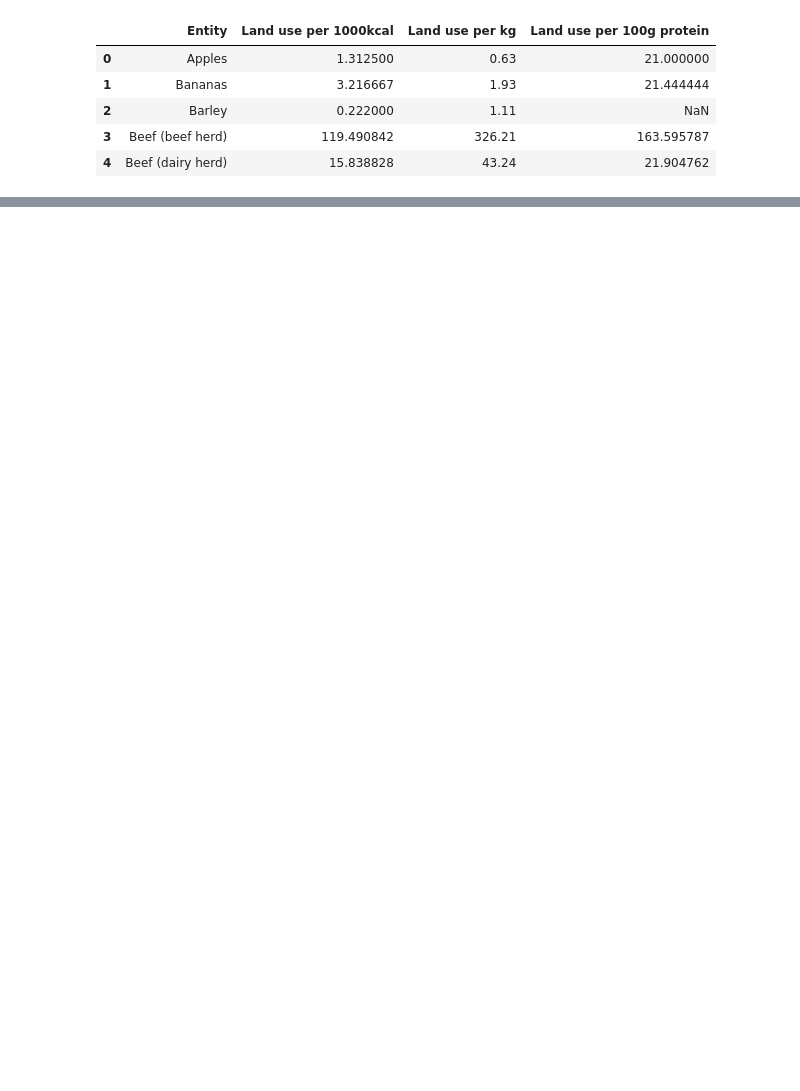
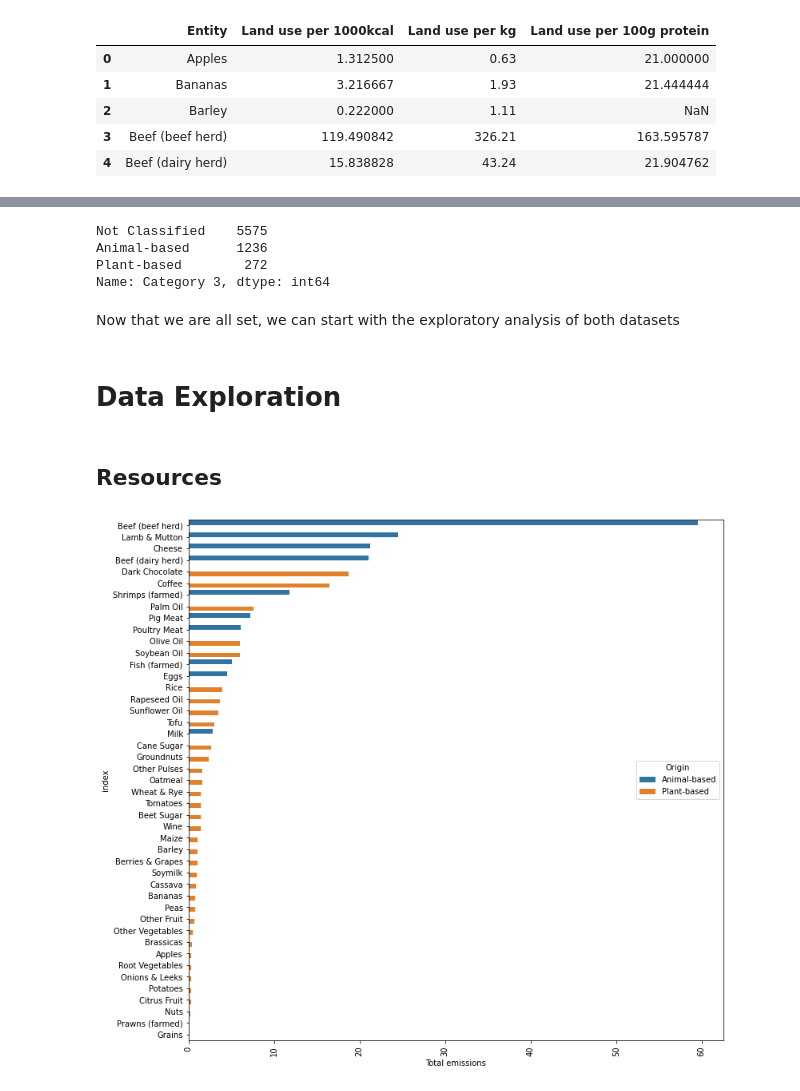
Before and after one commit to Jasc94/Projects, a Jupyter notebook: 0_Nutrition/src/main_environment.ipynb, the cells around one changed output, grey strips where cells are left out. Drawn from its saved outputs; the diff is of its cells as text; code cells hidden in the pictures; blank space fills up the shorter version.

```diff
--- a/0_Nutrition/src/main_environment.ipynb
+++ b/0_Nutrition/src/main_environment.ipynb
@@ -153,0 +204,7 @@ water_use.head()
+# %%
+# Let's rename the merged rows
+resources = resources.rename({'Tofu_': "Tofu",
+                              'Wheat & Rye_': "Wheat & Rye",
+                              'Maize_': "Maize",
+                              'Barley_': "Barley"})
+resources.index
@@ -153,0 +256,20 @@ water_use.head()
+# %%
+# Separate food products into two categories: plant-based and animal-based
+plant_based = ['Oatmeal', 'Rice', 'Potatoes', 'Cassava', 'Cane Sugar', 'Beet Sugar',
+       'Other Pulses', 'Peas', 'Nuts', 'Groundnuts', 'Soymilk', 'Soybean Oil',
+       'Palm Oil', 'Sunflower Oil', 'Rapeseed Oil', 'Olive Oil', 'Tomatoes',
+       'Onions & Leeks', 'Root Vegetables', 'Brassicas', 'Other Vegetables',
+       'Citrus Fruit', 'Bananas', 'Apples', 'Berries & Grapes', 'Wine',
+       'Other Fruit', 'Coffee', 'Dark Chocolate', 'Tofu', 'Wheat & Rye', 'Maize', 'Barley']
+
+animal_based = ['Beef (beef herd)', 'Beef (dairy herd)', 'Lamb & Mutton', 'Pig Meat',
+       'Poultry Meat', 'Milk', 'Cheese', 'Eggs', 'Fish (farmed)',
+       'Shrimps (farmed)']
+
+# Create a new column: origin
+resources["Origin"] = None
+
+# Replace the Nones in the new "Origin" column for the corresponding values, depending on the procedence
+resources.loc[plant_based, "Origin"] = "Plant-based"
+resources.loc[animal_based, "Origin"] = "Animal-based"
+resources["Origin"].value_counts()
@@ -153,0 +424,24 @@ water_use.head()
+# %%
+# Let's see if the change actually took place
+nutrition_df["Category 3"].value_counts()
+# %% [output]
+Not Classified    5575
+Animal-based      1236
+Plant-based        272
+Name: Category 3, dtype: int64
+# %% [markdown]
+Now that we are all set, we can start with the exploratory analysis of both datasets
+# %% [markdown]
+# Data Exploration
+# %% [markdown]
+## Resources
+# %%
+to_plot = resources.loc[:, ["Total emissions", "Origin"]].sort_values(by = "Total emissions", ascending = False).reset_index()
+to_plot
+
+plt.figure(figsize = (12, 12))
+sns.barplot(x = "Total emissions", y = "index", hue = "Origin", data = to_plot)
+plt.xticks(rotation = 90)
+plt.show()
+# %% [output]
+[figure, added]
```
Also changed, not shown: parts of 25 cells of this notebook, 4 other files.
